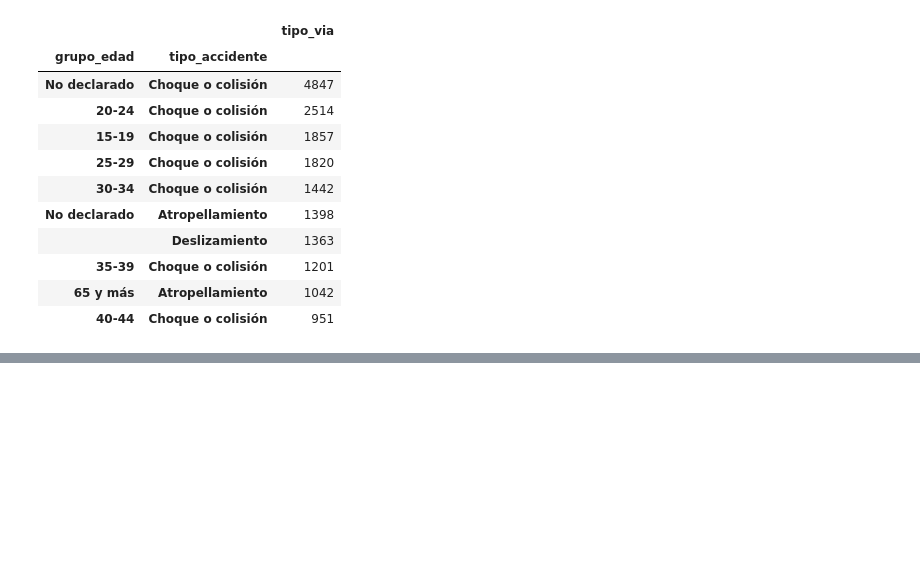
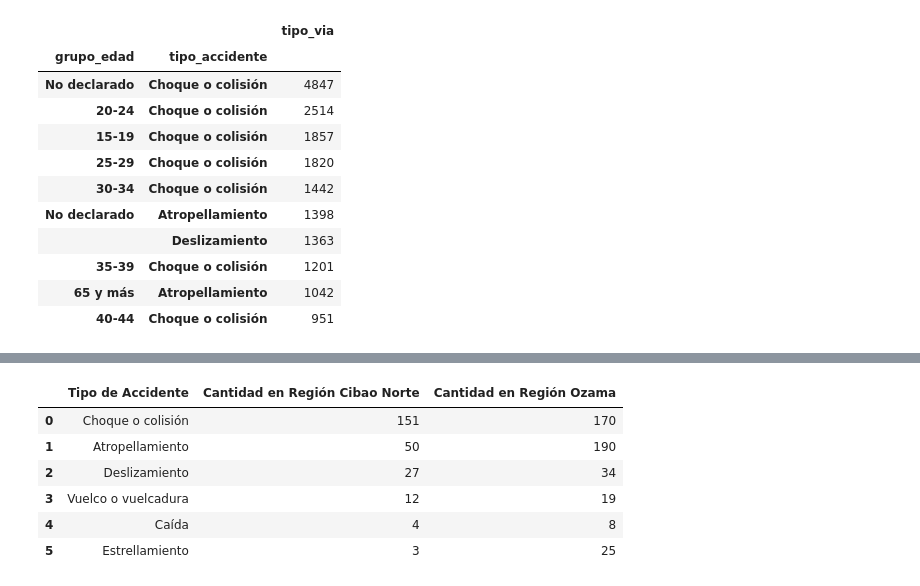
Before and after one commit to ngcarvajall/Accidentes_mortales_RD, a Jupyter notebook: Notebooks/Defunciones/4_EDA.ipynb, the cells around one changed output, grey strips where cells are left out. Drawn from its saved outputs; the diff is of its cells as text; code cells hidden in the pictures; blank space fills up the shorter version.

Commit message:
datos añadidos

```diff
--- a/Notebooks/Defunciones/4_EDA.ipynb
+++ b/Notebooks/Defunciones/4_EDA.ipynb
@@ -556,0 +600,50 @@ df_descodificada.groupby(['grupo_edad', 'tipo_accidente'])[['tipo_via']].count()
+# %%
+def comparar_tipo_accidente(df, anio, filtro_columna, valor1, valor2):
+    """
+    Compara los tipos de accidente entre dos regiones o provincias para un año específico.
+
+    Args:
+        df (pd.DataFrame): El DataFrame que contiene los datos.
+        anio (int): Año para filtrar los datos.
+        filtro_columna (str): La columna por la cual filtrar (e.g., 'region' o 'provincia').
+        valor1 (str): Primer valor de la columna para comparar.
+        valor2 (str): Segundo valor de la columna para comparar.
+
+    Returns:
+        pd.DataFrame: DataFrame con el conteo de tipos de accidente para cada región o provincia.
+    """
+    try:
+        # Filtrar por año
+        df_filtrado = df[df['anio'] == anio]
+
+        # Filtrar por el primer valor
+        df_valor1 = df_filtrado[df_filtrado[filtro_columna] == valor1]
+        conteo_valor1 = df_valor1['tipo_accidente'].value_counts().reset_index()
+        conteo_valor1.columns = ['Tipo de Accidente', f'Cantidad en {valor1}']
+
+        # Filtrar por el segundo valor
+        df_valor2 = df_filtrado[df_filtrado[filtro_columna] == valor2]
+        conteo_valor2 = df_valor2['tipo_accidente'].value_counts().reset_index()
+        conteo_valor2.columns = ['Tipo de Accidente', f'Cantidad en {valor2}']
+
+        # Combinar los resultados en un solo DataFrame
+        resultado = pd.merge(conteo_valor1, conteo_valor2, on='Tipo de Accidente', how='outer').fillna(0)
+
+        return resultado
+
+    except KeyError as e:
+        return f"Error: La columna '{filtro_columna}' o 'tipo_accidente' no existe en el DataFrame."
+    except Exception as e:
+        return f"Hubo un error: {str(e)}"
+
+# Ejemplo de uso
+# Comparar tipos de accidente en 2007 entre "Región Cibao Norte" y "Región Ozama"
+comparar_tipo_accidente(df_descodificada, anio=2007, filtro_columna="region", valor1="Región Cibao Norte", valor2="Región Ozama")
+# %% [output]
+|  | Tipo de Accidente | Cantidad en Región Cibao Norte | Cantidad en Región Ozama |
+| 0 | Choque o colisión | 151 | 170 |
+| 1 | Atropellamiento | 50 | 190 |
+| 2 | Deslizamiento | 27 | 34 |
+| 3 | Vuelco o vuelcadura | 12 | 19 |
+| 4 | Caída | 4 | 8 |
+| 5 | Estrellamiento | 3 | 25 |
```
Also changed, not shown: parts of 6 cells of this notebook, 3 other files.
